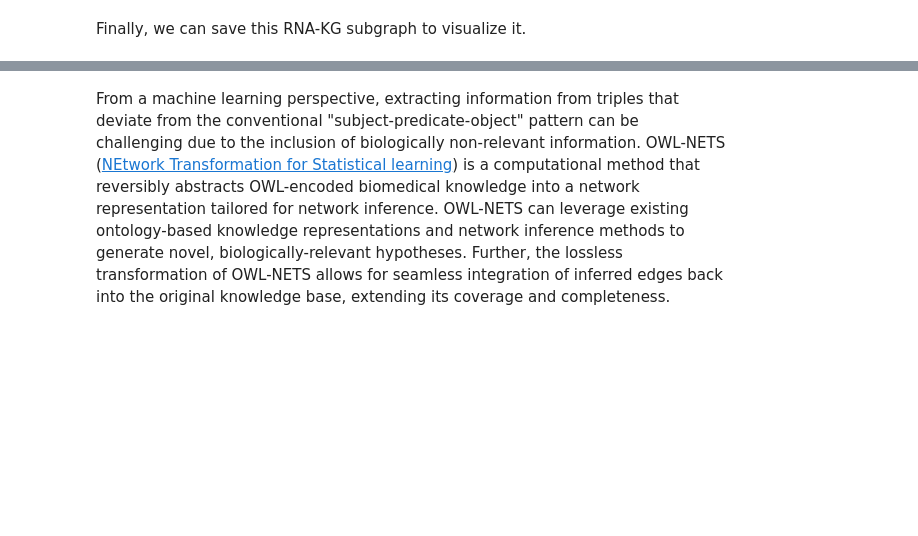
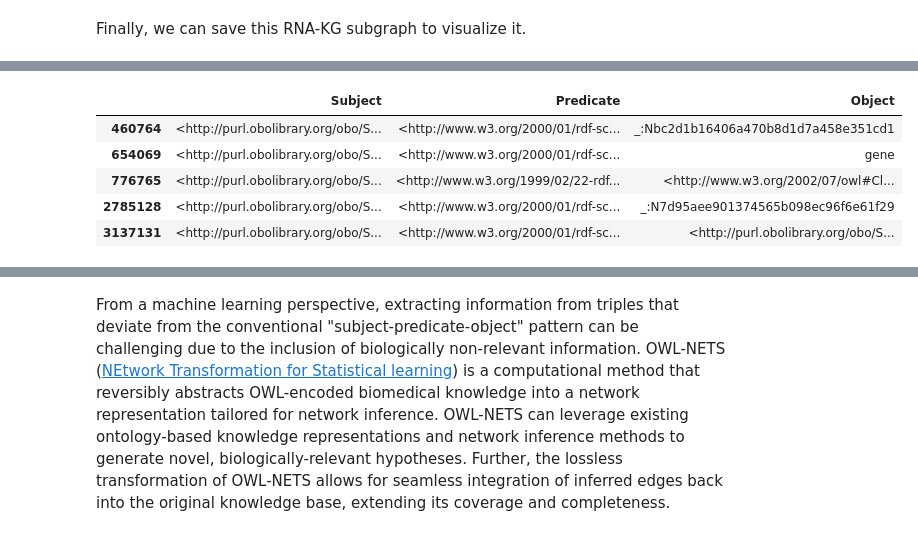
Before and after one commit to emanuelecavalleri/testRNA-KG, a Jupyter notebook: main.ipynb, the cells around one changed output, grey strips where cells are left out. Cells and saved outputs as stored; diff of their text form; code cells hidden in the pictures; blank space fills up the shorter version.

```diff
--- a/main.ipynb
+++ b/main.ipynb
@@ -426,12 +560,21 @@ test_673
 # %%
 test_SO_0000704['Subject'] = '<' + test_SO_0000704['Subject'].astype(str) + '>'
 test_SO_0000704['Predicate'] = '<' + test_SO_0000704['Predicate'].astype(str) + '>'
-test_SO_0000704['Object'] = ['<http://www.w3.org/2002/07/owl#Class>',
-                             '"gene"',
-                             '<http://purl.obolibrary.org/obo/SO_0001411>',
-                             '_:N23642b58dd30483b813565e2741d4b77']
+test_SO_0000704['Object'] = ['_:Nbc2d1b16406a470b8d1d7a458e351cd1',
+                             "gene",
+                             '<http://www.w3.org/2002/07/owl#Class>',
+                             '_:N7d95aee901374565b098ec96f6e61f29',
+                             '<http://purl.obolibrary.org/obo/SO_0001411>'
+                             ]
 
 test_SO_0000704
+# %% [output]
+|  | Subject | Predicate | Object |
+| 460764 | <http://purl.obolibrary.org/obo/S... | <http://www.w3.org/2000/01/rdf-sc... | _:Nbc2d1b16406a470b8d1d7a458e351cd1 |
+| 654069 | <http://purl.obolibrary.org/obo/S... | <http://www.w3.org/2000/01/rdf-sc... | gene |
+| 776765 | <http://purl.obolibrary.org/obo/S... | <http://www.w3.org/1999/02/22-rdf... | <http://www.w3.org/2002/07/owl#Cl... |
+| 2785128 | <http://purl.obolibrary.org/obo/S... | <http://www.w3.org/2000/01/rdf-sc... | _:N7d95aee901374565b098ec96f6e61f29 |
+| 3137131 | <http://purl.obolibrary.org/obo/S... | <http://www.w3.org/2000/01/rdf-sc... | <http://purl.obolibrary.org/obo/S... |
 # %%
 test_673o['Subject'] = '_:' + test_673o['Subject'].astype(str)
 test_673o['Predicate'] = '<' + test_673o['Predicate'].astype(str) + '>'
```
Also changed, not shown: parts of 39 cells of this notebook.
